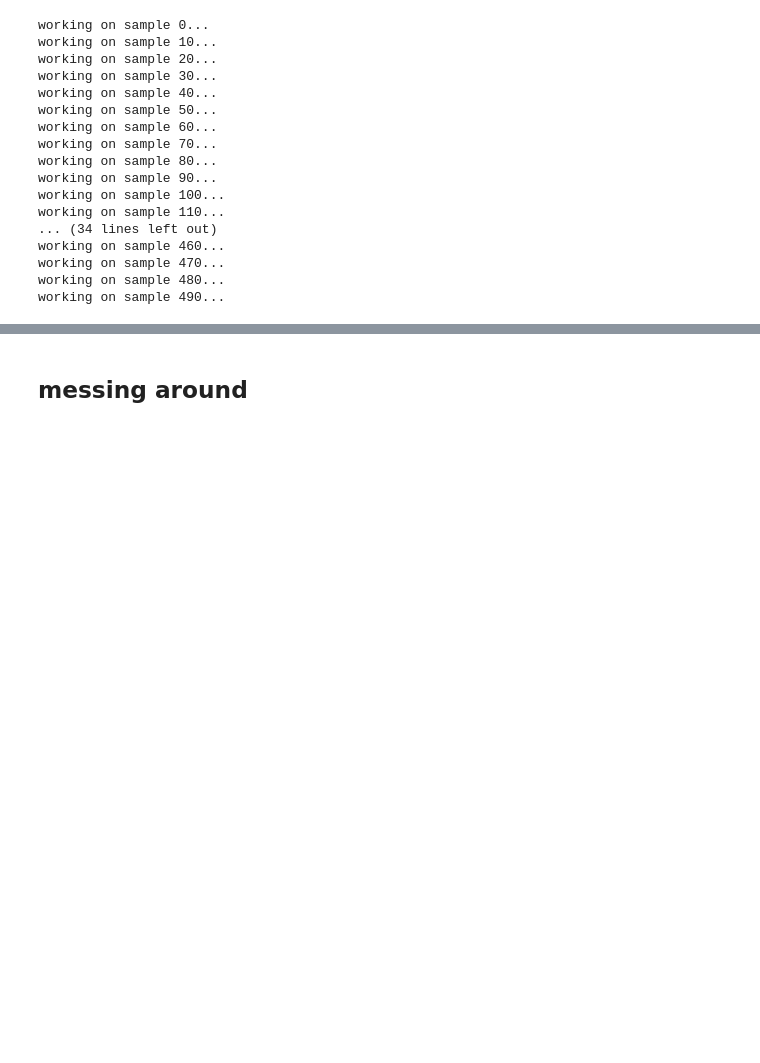
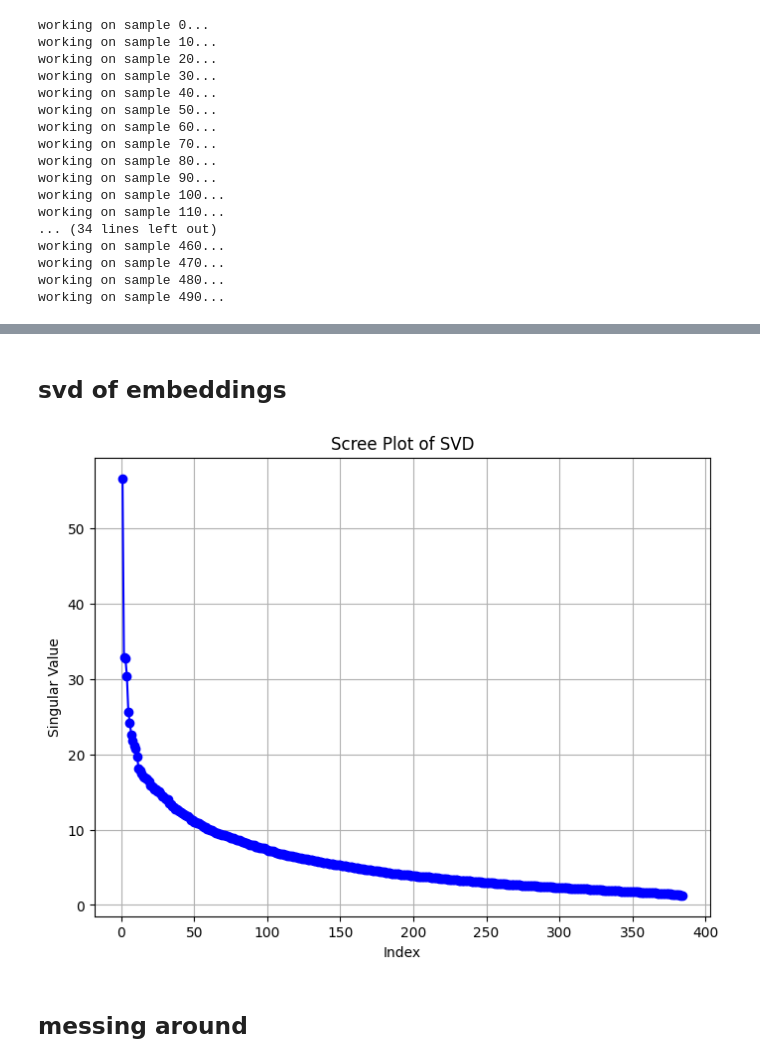
Before and after one commit to iz05/gpt-token-visual, a Jupyter notebook: playground.ipynb, the cells around one changed output, grey strips where cells are left out. Drawn from its saved outputs; the diff is of its cells as text; code cells hidden in the pictures; blank space fills up the shorter version.

```diff
--- a/playground.ipynb
+++ b/playground.ipynb
@@ -176,3 +326,32 @@ plt.show()
+# %% [markdown]
+## svd of embeddings
+# %%
+stack = []
+for idx, sample in enumerate(first_500_samples):
+    if idx >= 100:
+        break
+    text = sample['text']
+    embs = get_embeddings(text)
+    stack.append(embs[0][0])
+# %%
+stacked_array = np.vstack(stack)
+# %%
+def scree_plot(A):
+    # Perform SVD
+    _, s, _ = np.linalg.svd(A)
+
+    # Plot the singular values
+    plt.figure(figsize=(8, 6))
+    plt.plot(range(1, len(s) + 1), s, 'bo-', markersize=6)
+    plt.title('Scree Plot of SVD')
+    plt.xlabel('Index')
+    plt.ylabel('Singular Value')
+    plt.grid(True)
+    plt.show()
+# %%
+scree_plot(stacked_array)
+# %% [output]
+[figure, added]
 # %%
 import pickle
 
```
Also changed, not shown: parts of 9 cells of this notebook, 6 other files.
